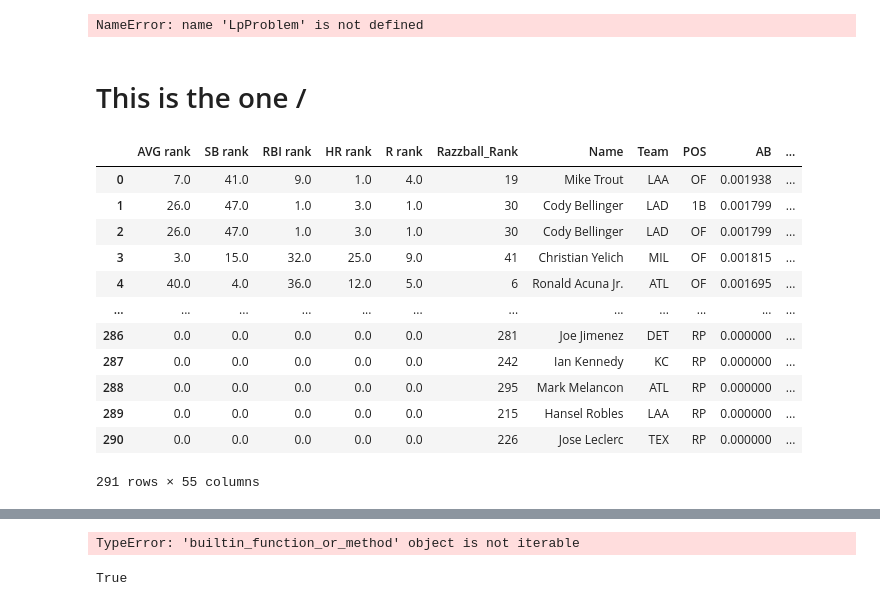
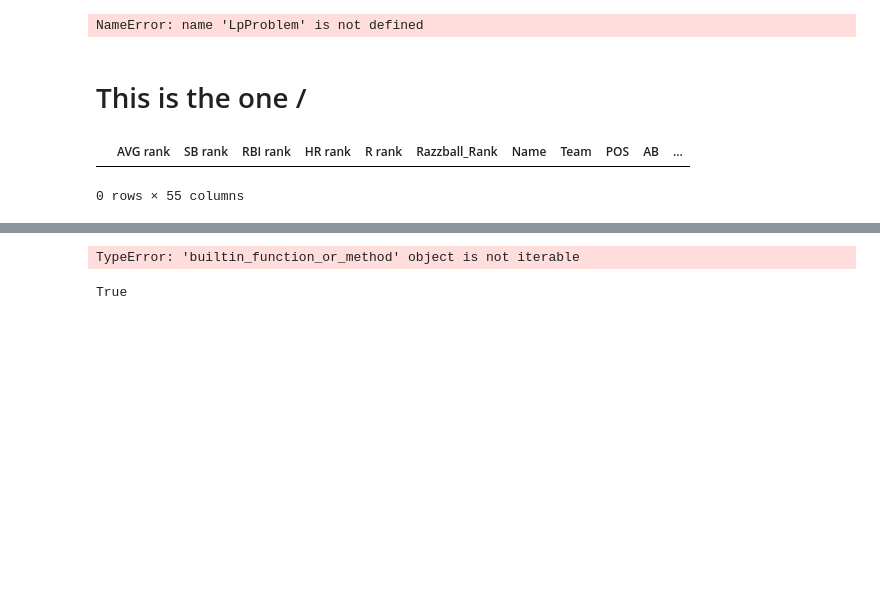
Before and after one commit to samozm/rotissarie_baseball, a Jupyter notebook: Baseball_Drafter.ipynb, the cells around one changed output, grey strips where cells are left out. Cells and saved outputs as stored; diff of their text form; code cells hidden in the pictures; blank space fills up the shorter version.

```diff
--- a/Baseball_Drafter.ipynb
+++ b/Baseball_Drafter.ipynb
@@ -1139,44 +1139,34 @@ def find_gurobi():
     #Team = pd.DataFrame()
     #print("Status:", LpStatus[prob.status])
 #     for v in m.getVars():
 #         if v.x > 0.01 and not 'chosen' in v.varName:
 #             print(v.varName + ": " + str(v.x))
 #             Team = Team.append(all_players.iloc[int(v.varName.split('[')[1].split(']')[0])])
 #         if v.x > 0.01 and 'chosen' in v.varName:
 #             print(v.varName + ": " + str(v.x))
 
     Team['ERA'] = Team['ERA'].apply(lambda x: 0 if x == 0 else 1/x)
     Team['WHIP'] = Team['WHIP'].apply(lambda x: 0 if x == 0 else 1/x)
     return Team.append({'Name':'Total','AVG':sum(Team['H'])/sum(Team['AB']),'R':sum(Team['R']),'RBI':sum(Team['RBI']),'HR':sum(Team['HR']),'SB':sum(Team['SB']),'WHIP':(sum(Team['BB'])+sum(Team['Hits']))/sum(Team['IP']),'ERA':(sum(Team['ER'])/sum(Team['IP']))*9,'W':sum(Team['W']),'SV':sum(Team['SV']),'K':sum(Team['K']),'$':sum(Team['$'])},ignore_index=True)
+
 Team = find_gurobi()
 
-#Max_Tot = Team[Team['Name'] == 'Total']
+Team[Team['Name'] == 'Total']
 
 #print('Max',get_score(Max_Tot.iloc[0]))
 #Team[['Name','POS','R', 'HR', 'RBI', 'SB', 'AVG','W', 'SV', 'K', 'ERA', 'WHIP','Ovr','$']]
 
 #all_players = get_hitter_prices(get_hitters()).nsmallest(150,'Ovr').append(get_pitcher_prices(get_starting_pitchers()).nsmallest(120,'Ovr'),ignore_index=True).append(get_pitcher_prices(get_closing_pitchers()).nsmallest(22,'SV rank'),ignore_index=True)
 
 #pl = all_players[all_players['Name'].str.contains('Mike Trout')]
 #pl.loc[0,'POS'] == 'SP' or pl.loc[0,'POS'] == 'RP'
 
 #pl = all_players[all_players['Name'].str.contains('mike trout',case=False)].reset_index(drop=True)
 #pl2 = pd.DataFrame()
 #pl2.count()
-Team
+#Team[['H','AB','AVG']]
 #help(tupledict())
 #Team.columns
 # %% [output]
 |  | AVG rank | SB rank | RBI rank | HR rank | R rank | Razzball_Rank | Name | Team | POS | AB | ... |
-| 0 | 7.0 | 41.0 | 9.0 | 1.0 | 4.0 | 19 | Mike Trout | LAA | OF | 0.001938 | ... |
-| 1 | 26.0 | 47.0 | 1.0 | 3.0 | 1.0 | 30 | Cody Bellinger | LAD | 1B | 0.001799 | ... |
-| 2 | 26.0 | 47.0 | 1.0 | 3.0 | 1.0 | 30 | Cody Bellinger | LAD | OF | 0.001799 | ... |
-| 3 | 3.0 | 15.0 | 32.0 | 25.0 | 9.0 | 41 | Christian Yelich | MIL | OF | 0.001815 | ... |
-| 4 | 40.0 | 4.0 | 36.0 | 12.0 | 5.0 | 6 | Ronald Acuna Jr. | ATL | OF | 0.001695 | ... |
-| ... | ... | ... | ... | ... | ... | ... | ... | ... | ... | ... | ... |
-| 286 | 0.0 | 0.0 | 0.0 | 0.0 | 0.0 | 281 | Joe Jimenez | DET | RP | 0.000000 | ... |
-| 287 | 0.0 | 0.0 | 0.0 | 0.0 | 0.0 | 242 | Ian Kennedy | KC | RP | 0.000000 | ... |
-| 288 | 0.0 | 0.0 | 0.0 | 0.0 | 0.0 | 295 | Mark Melancon | ATL | RP | 0.000000 | ... |
-| 289 | 0.0 | 0.0 | 0.0 | 0.0 | 0.0 | 215 | Hansel Robles | LAA | RP | 0.000000 | ... |
-| 290 | 0.0 | 0.0 | 0.0 | 0.0 | 0.0 | 226 | Jose Leclerc | TEX | RP | 0.000000 | ... |
-291 rows × 55 columns
+0 rows × 55 columns
```
Also changed, not shown: parts of 6 cells of this notebook.
